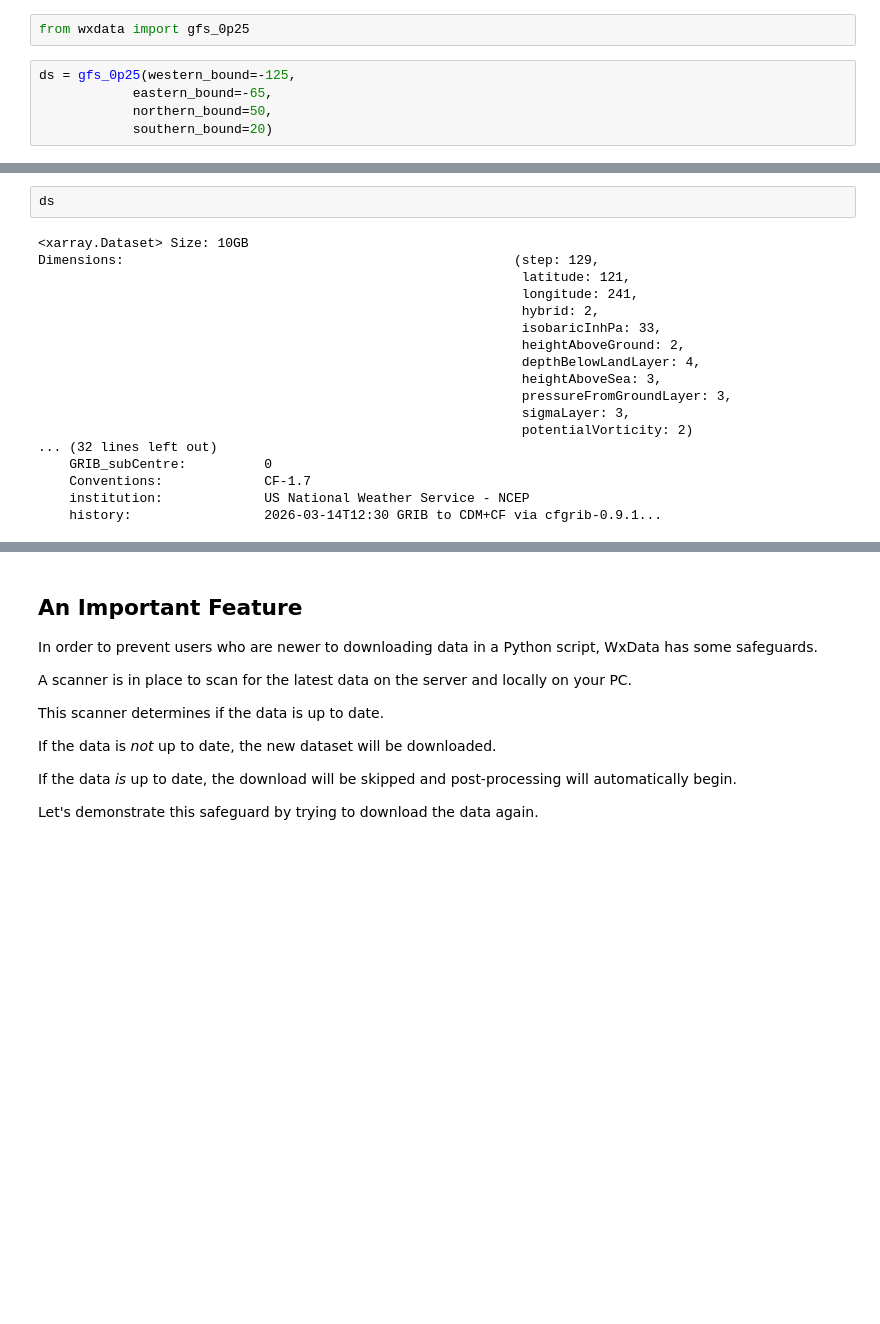
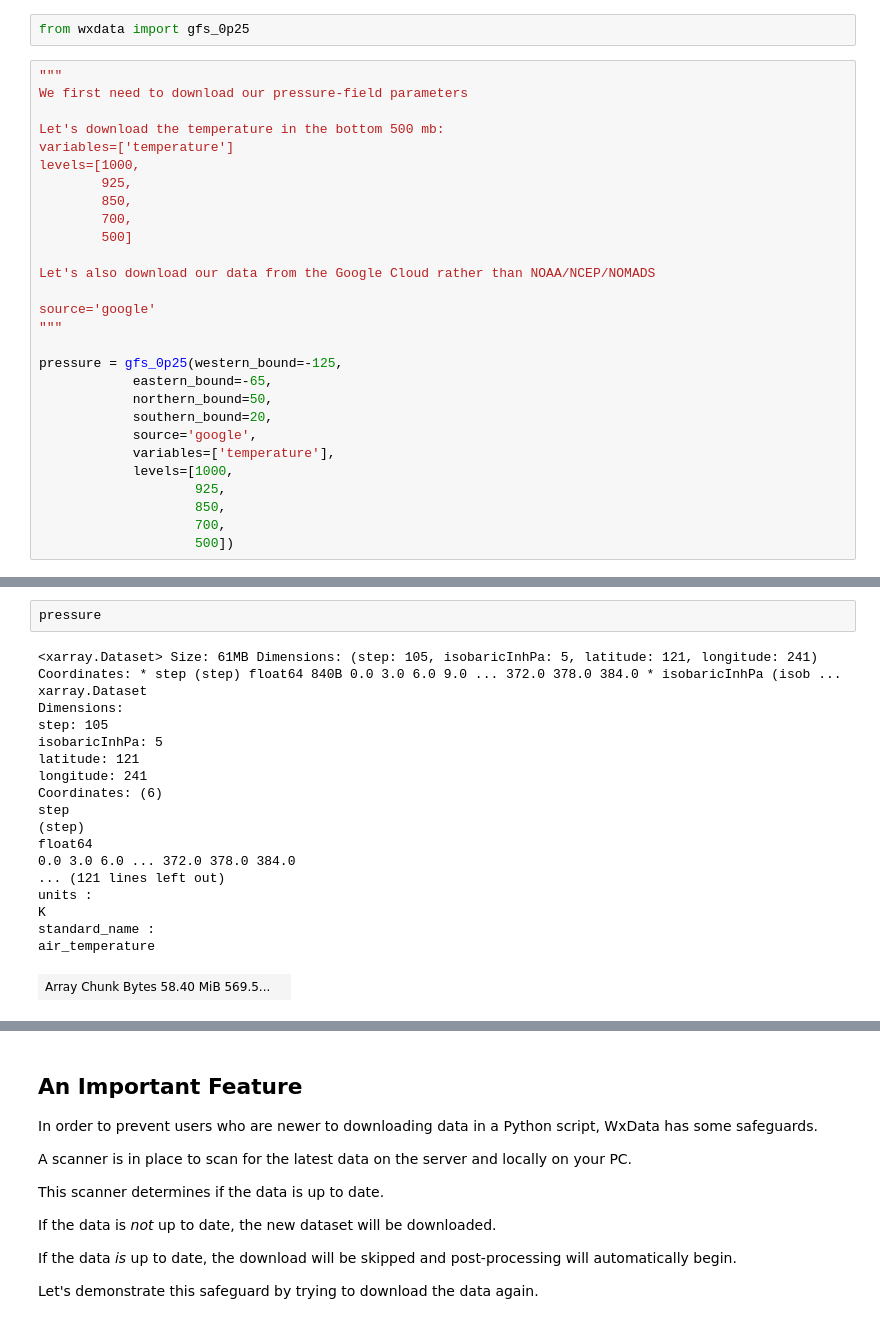
Before and after one commit to edrewitz/WxData-JupyterLab-Examples, a Jupyter notebook: GFS.ipynb, the cells around one changed output, grey strips where cells are left out. Saved outputs shown, nothing was run; the diff lists cells and outputs as text; blank space fills up the shorter version.

```diff
--- a/GFS.ipynb
+++ b/GFS.ipynb
@@ -393,9 +332,32 @@ Here are the default settings for `gfs_0p25`
 # %%
 from wxdata import gfs_0p25
 # %%
-ds = gfs_0p25(western_bound=-125,
+"""
+We first need to download our pressure-field parameters
+
+Let's download the temperature in the bottom 500 mb:
+variables=['temperature']
+levels=[1000,
+        925,
+        850,
+        700,
+        500]
+
+Let's also download our data from the Google Cloud rather than NOAA/NCEP/NOMADS
+
+source='google'
+"""
+
+pressure = gfs_0p25(western_bound=-125,
             eastern_bound=-65,
             northern_bound=50,
-            southern_bound=20)
+            southern_bound=20,
+            source='google',
+            variables=['temperature'],
+            levels=[1000,
+                    925,
+                    850,
+                    700,
+                    500])
 # %% [output]
 Downloading GFS0P25...
@@ -405,20 +376,21 @@ GFS0P25 Data Processing Complete.
 # %%
-ds
+pressure
 # %% [output]
-<xarray.Dataset> Size: 10GB
-Dimensions:                                                  (step: 129,
-                                                              latitude: 121,
-                                                              longitude: 241,
-                                                              hybrid: 2,
-                                                              isobaricInhPa: 33,
-                                                              heightAboveGround: 2,
-                                                              depthBelowLandLayer: 4,
-                                                              heightAboveSea: 3,
-                                                              pressureFromGroundLayer: 3,
-                                                              sigmaLayer: 3,
-                                                              potentialVorticity: 2)
-... (32 lines left out)
-    GRIB_subCentre:          0
-    Conventions:             CF-1.7
-    institution:             US National Weather Service - NCEP
-    history:                 2026-03-14T12:30 GRIB to CDM+CF via cfgrib-0.9.1...
+<xarray.Dataset> Size: 61MB Dimensions: (step: 105, isobaricInhPa: 5, latitude: 121, longitude: 241) Coordinates: * step (step) float64 840B 0.0 3.0 6.0 9.0 ... 372.0 378.0 384.0 * isobaricInhPa (isob ...
+xarray.Dataset
+Dimensions:
+step: 105
+isobaricInhPa: 5
+latitude: 121
+longitude: 241
+Coordinates: (6)
+step
+(step)
+float64
+0.0 3.0 6.0 ... 372.0 378.0 384.0
+... (121 lines left out)
+units :
+K
+standard_name :
+air_temperature
+| Array Chunk Bytes 58.40 MiB 569.5... |  |
```
Also changed, not shown: parts of 12 cells of this notebook.
